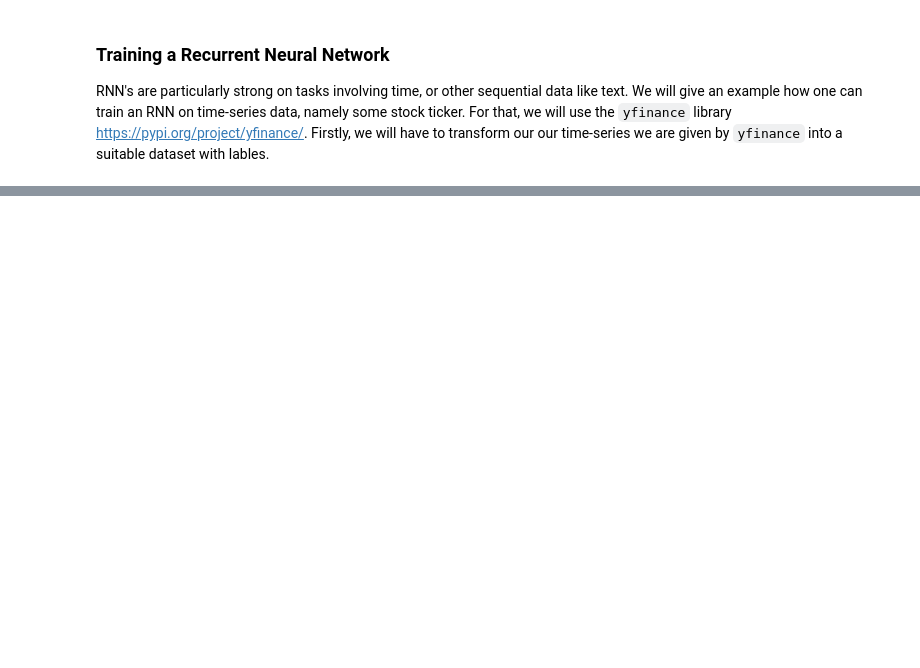
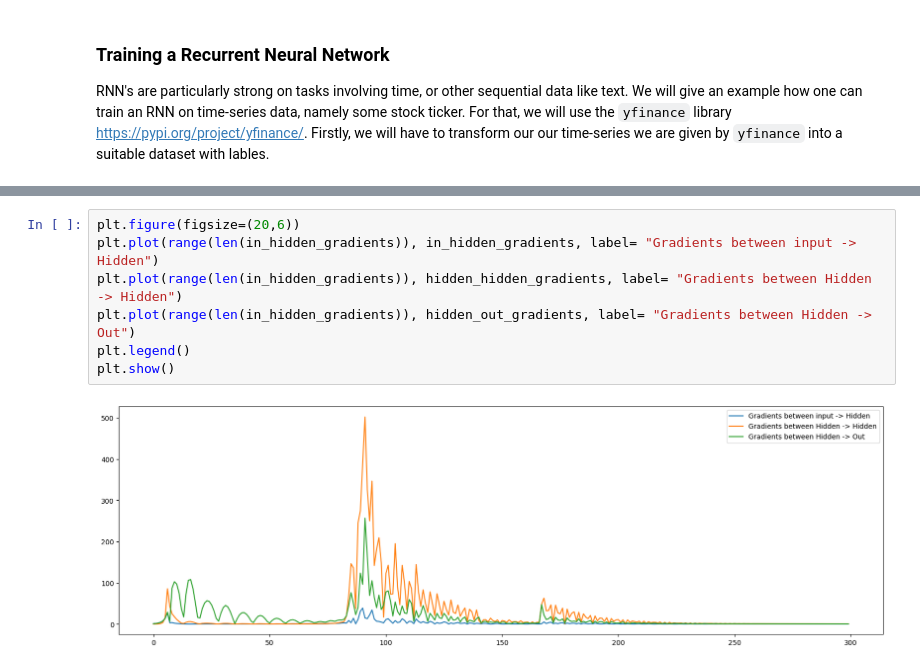
Before and after one commit to Mullerio/PyTorchZeroToHero, a Jupyter notebook: DeepLearning/basicRNN.ipynb, the cells around one changed output, grey strips where cells are left out. Saved outputs shown, nothing was run; the diff lists cells and outputs as text; blank space fills up the shorter version.

```diff
--- a/DeepLearning/basicRNN.ipynb
+++ b/DeepLearning/basicRNN.ipynb
@@ -166,0 +174,9 @@ torch.Size([198, 15])
+# %%
+plt.figure(figsize=(20,6))
+plt.plot(range(len(in_hidden_gradients)), in_hidden_gradients, label= "Gradients between input -> Hidden")
+plt.plot(range(len(in_hidden_gradients)), hidden_hidden_gradients, label= "Gradients between Hidden -> Hidden")
+plt.plot(range(len(in_hidden_gradients)), hidden_out_gradients, label= "Gradients between Hidden -> Out")
+plt.legend()
+plt.show()
+# %% [output]
+[figure, added]
```
Also changed, not shown: parts of 5 cells of this notebook.
